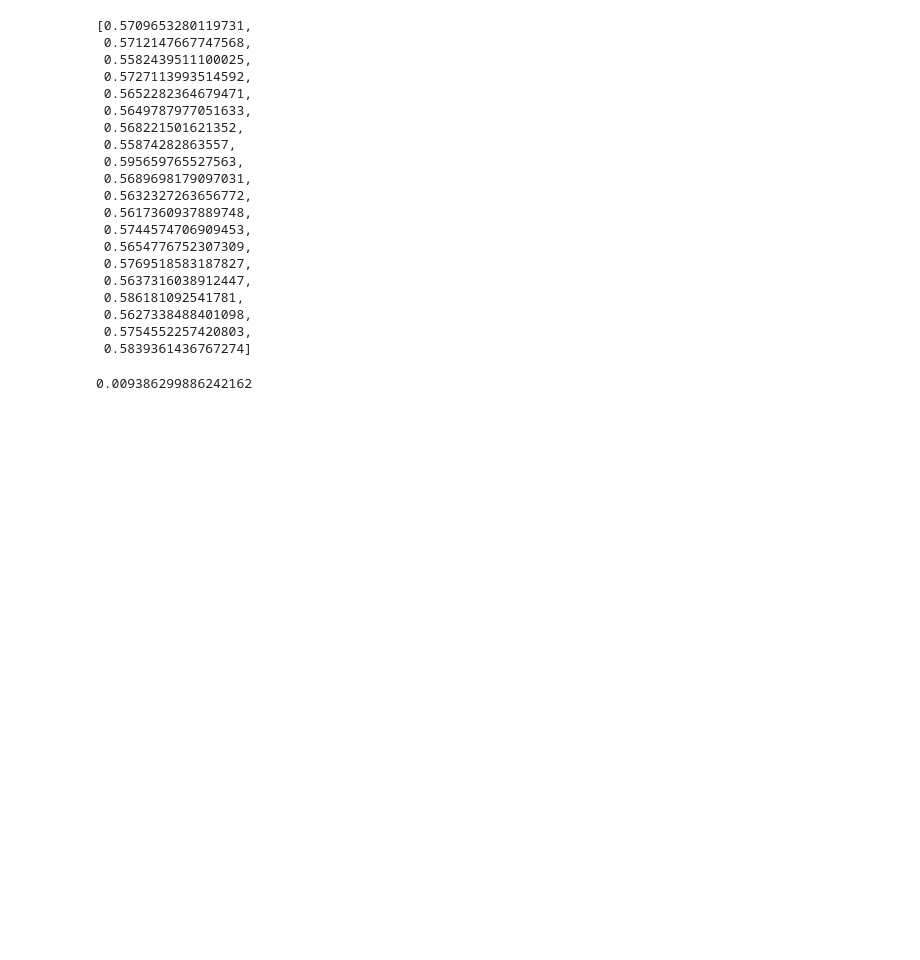
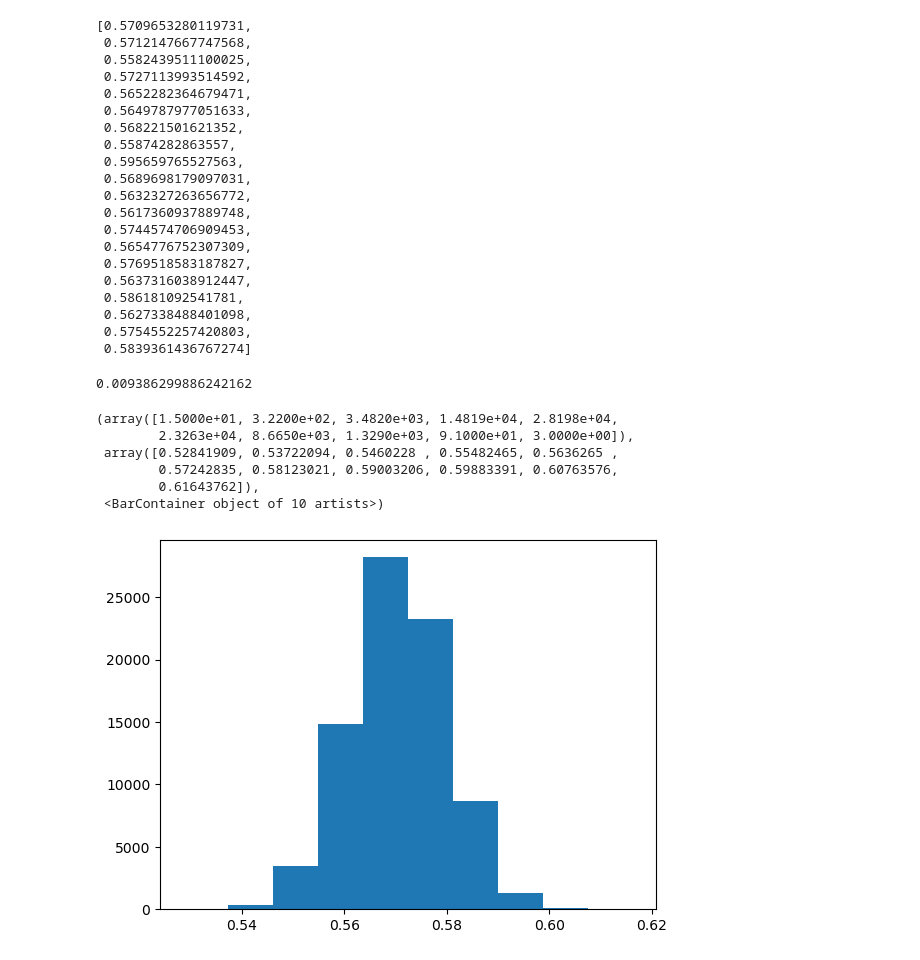
Before and after one commit to 3Grey6Jedi9/Data-Analysis-Project-05, a Jupyter notebook: Pet Shelter Analysis.ipynb, the cells around one changed output. Saved outputs shown, nothing was run; the diff lists cells and outputs as text; code cells hidden in the pictures; blank space fills up the shorter version.

```diff
--- a/Pet Shelter Analysis.ipynb
+++ b/Pet Shelter Analysis.ipynb
@@ -264,7 +264,17 @@ for pm in dogs_lots_means:
     delta = (pm - dogs_mean)**2
     var_list.append(delta)
 var_array = np.sum(var_list)*ponderation
-typical_deviation = np.sqrt(var_array)
-typical_deviation
+standard_deviation = np.sqrt(var_array)
 # %% [output]
 0.009386299886242162
+# %%
+arrdog = np.random.normal(loc=dogs_mean, scale=standard_deviation, size=(len(intake)))
+plt.hist(arrdog)
+# %% [output]
+(array([1.5000e+01, 3.2200e+02, 3.4820e+03, 1.4819e+04, 2.8198e+04,
+        2.3263e+04, 8.6650e+03, 1.3290e+03, 9.1000e+01, 3.0000e+00]),
+ array([0.52841909, 0.53722094, 0.5460228 , 0.55482465, 0.5636265 ,
+        0.57242835, 0.58123021, 0.59003206, 0.59883391, 0.60763576,
+        0.61643762]),
+ <BarContainer object of 10 artists>)
+[figure, added]
```
